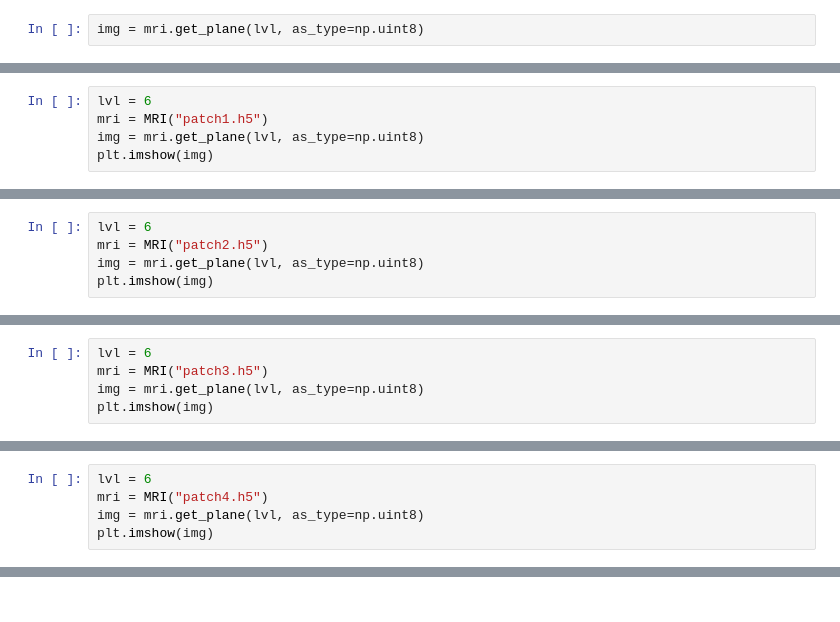
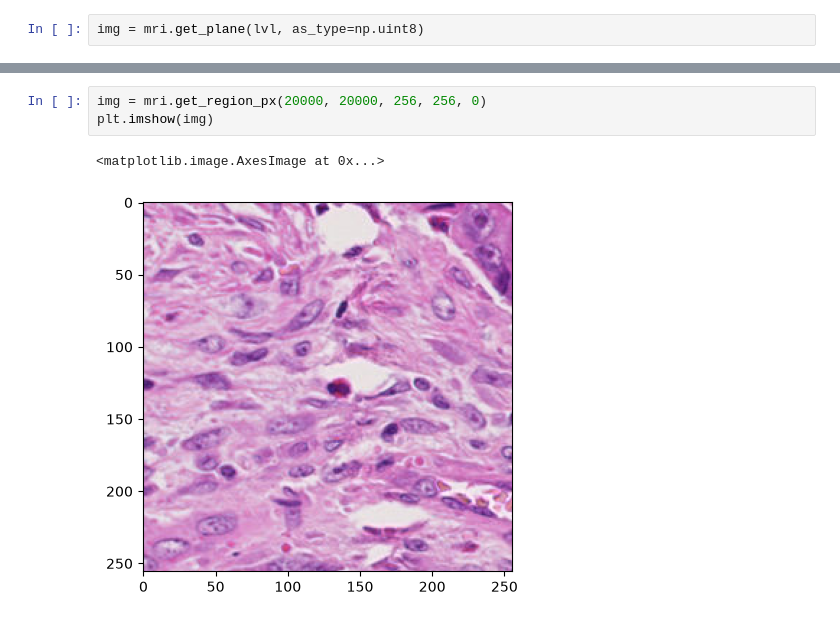
Before and after one commit to vladpopovici/COMPASS, a Jupyter notebook: Untitled.ipynb, the cells around one changed output, grey strips where cells are left out. Saved outputs shown, nothing was run; the diff lists cells and outputs as text.

```diff
--- a/Untitled.ipynb
+++ b/Untitled.ipynb
@@ -183,5 +27,0 @@ Crop: (118080, 0) x (39360, 39168)
-# %%
-lvl = 6
-mri = MRI("patch1.h5")
-img = mri.get_plane(lvl, as_type=np.uint8)
-plt.imshow(img)
@@ -191,5 +27,0 @@ plt.imshow(img)
-# %%
-lvl = 6
-mri = MRI("patch2.h5")
-img = mri.get_plane(lvl, as_type=np.uint8)
-plt.imshow(img)
@@ -199,5 +27,0 @@ plt.imshow(img)
-# %%
-lvl = 6
-mri = MRI("patch3.h5")
-img = mri.get_plane(lvl, as_type=np.uint8)
-plt.imshow(img)
@@ -207,5 +27,0 @@ plt.imshow(img)
-# %%
-lvl = 6
-mri = MRI("patch4.h5")
-img = mri.get_plane(lvl, as_type=np.uint8)
-plt.imshow(img)
@@ -214,0 +35,6 @@ plt.imshow(img)
+# %%
+img = mri.get_region_px(20000, 20000, 256, 256, 0)
+plt.imshow(img)
+# %% [output]
+<matplotlib.image.AxesImage at 0x...>
+[figure, added]
```
Also changed, not shown: parts of 18 cells of this notebook, 2 other files.
